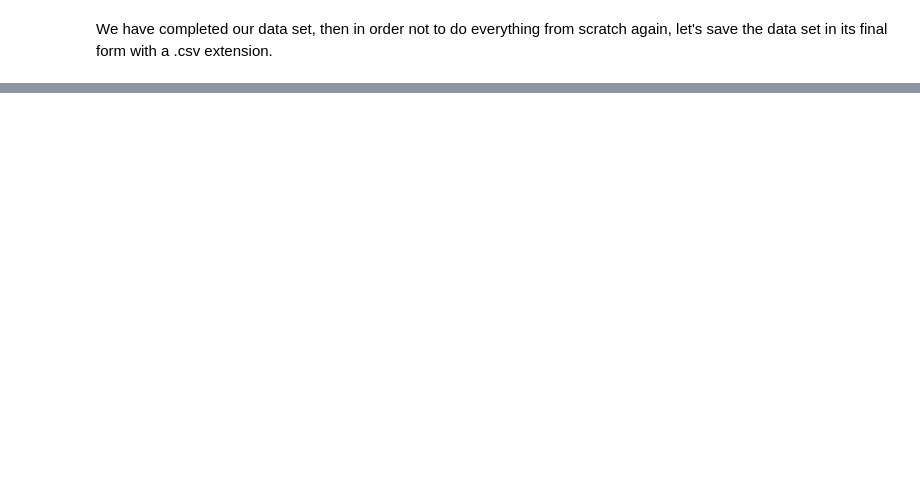
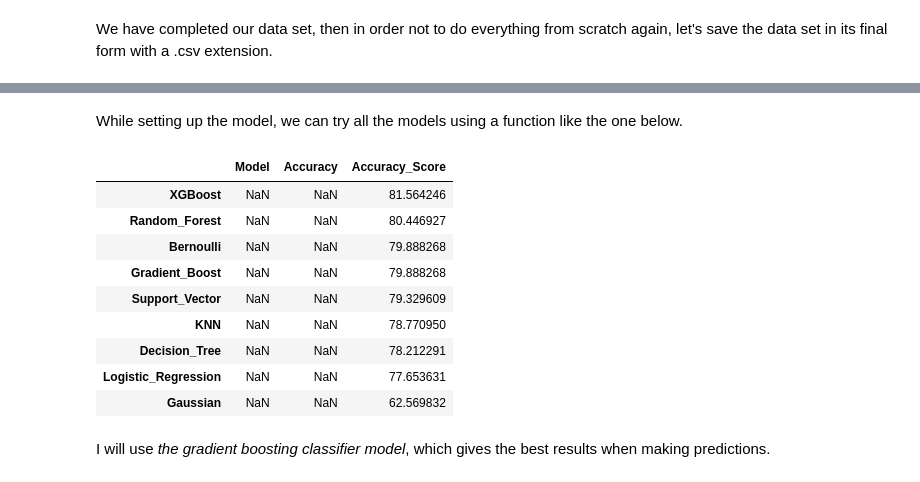
Before and after one commit to elifgunay1997/elifgunay, a Jupyter notebook: Titanic_Machine_Learning_from_Disaster.ipynb, the cells around one changed output, grey strips where cells are left out. Drawn from its saved outputs; the diff is of its cells as text; code cells hidden in the pictures; blank space fills up the shorter version.

```diff
--- a/Titanic_Machine_Learning_from_Disaster.ipynb
+++ b/Titanic_Machine_Learning_from_Disaster.ipynb
@@ -217,0 +237,46 @@ We have completed our data set, then in order not to do everything from scratch
+# %% [markdown]
+While setting up the model, we can try all the models using a function like the one below.
+# %%
+def classification(x,y):
+    lr = LogisticRegression()
+    dt = DecisionTreeClassifier(criterion = "gini") # "gini", "entropy", "log_loss"
+    kn = KNeighborsClassifier()
+    rf = RandomForestClassifier()
+    g = GaussianNB()
+    b = BernoulliNB()
+    sv = SVC(kernel = "rbf") # 'linear', 'poly', 'rbf', 'sigmoid'
+    gb = GradientBoostingClassifier()
+    xg = XGBClassifier()
+
+    models = [lr, dt, kn, rf, g, b, sv, gb, xg]
+    model_names = ["Logistic_Regression", "Decision_Tree", "KNN", "Random_Forest", "Gaussian", "Bernoulli", "Support_Vector", "Gradient_Boost", "XGBoost"]
+    x_train, x_test, y_train, y_test = train_test_split(x, y, test_size = 0.2, random_state = 42)
+    scale1 = StandardScaler()
+    scale2 = MinMaxScaler()
+    x_train = scale1.fit_transform(x_train)
+    x_test = scale1.transform(x_test)
+    acc = []
+    result_df = pd.DataFrame(columns = ["Model", "Accuracy"], index = model_names)
+
+    for model in models:
+        model.fit(x_train, y_train)
+        y_pred = model.predict(x_test)
+        acc.append(accuracy_score(y_test, y_pred) * 100)
+
+    result_df["Accuracy_Score"] = acc
+    return result_df.sort_values("Accuracy_Score", ascending = False)
+
+classification(x,y)
+# %% [output]
+|  | Model | Accuracy | Accuracy_Score |
+| XGBoost | NaN | NaN | 81.564246 |
+| Random_Forest | NaN | NaN | 80.446927 |
+| Bernoulli | NaN | NaN | 79.888268 |
+| Gradient_Boost | NaN | NaN | 79.888268 |
+| Support_Vector | NaN | NaN | 79.329609 |
+| KNN | NaN | NaN | 78.770950 |
+| Decision_Tree | NaN | NaN | 78.212291 |
+| Logistic_Regression | NaN | NaN | 77.653631 |
+| Gaussian | NaN | NaN | 62.569832 |
+# %% [markdown]
+I will use *the gradient boosting classifier model*, which gives the best results when making predictions.
```
Also changed, not shown: parts of 14 cells of this notebook.
